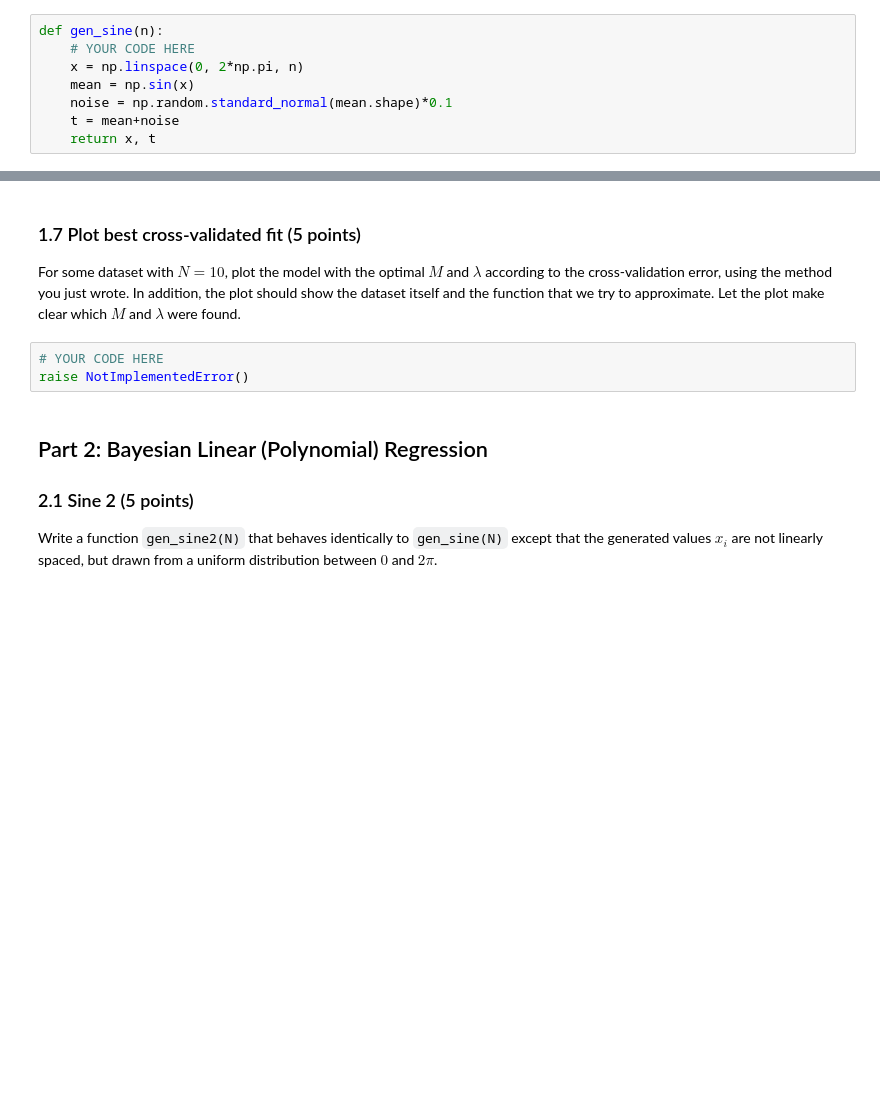
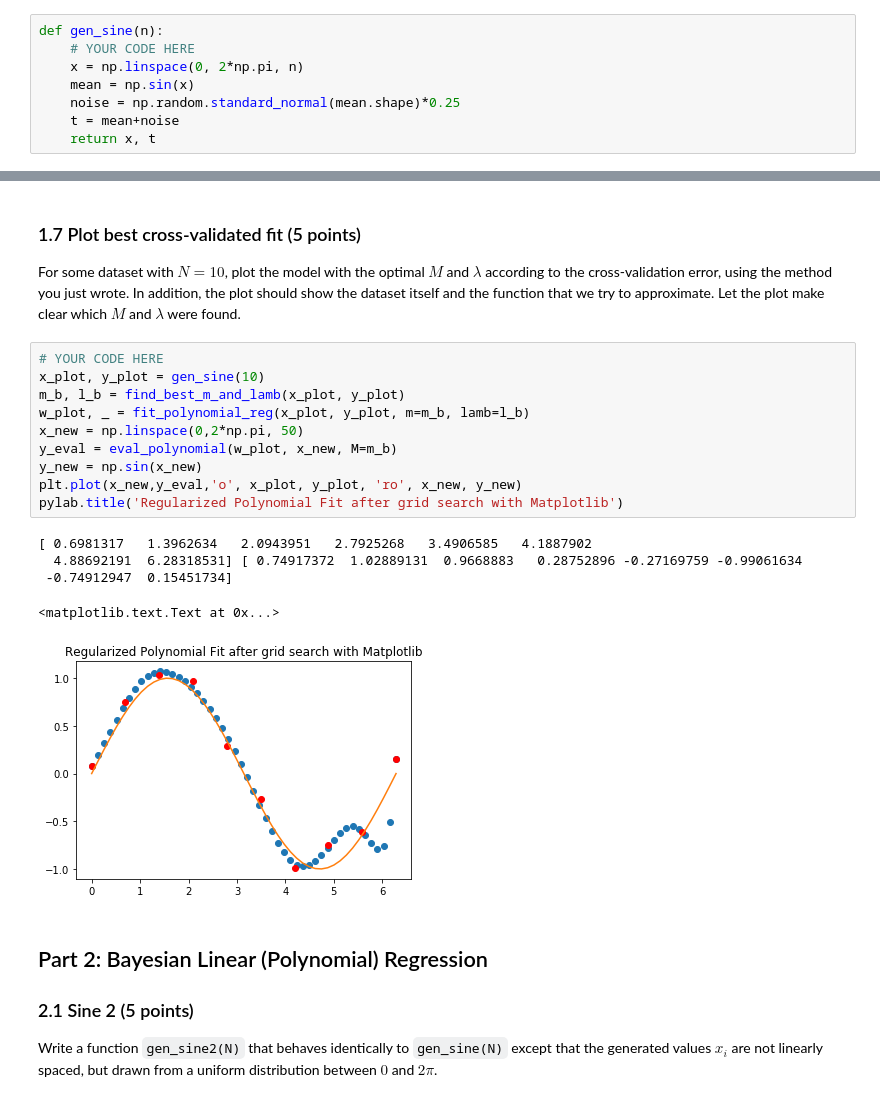
Before and after one commit to jamie0725/Machine-Learning-1, a Jupyter notebook: lab1.ipynb, the cells around one changed output, grey strips where cells are left out. Cells and saved outputs as stored; diff of their text form; blank space fills up the shorter version.

```diff
--- a/lab1.ipynb
+++ b/lab1.ipynb
@@ -128,7 +128,7 @@ def gen_sine(n):
     # YOUR CODE HERE
     x = np.linspace(0, 2*np.pi, n)
     mean = np.sin(x)
-    noise = np.random.standard_normal(mean.shape)*0.1
+    noise = np.random.standard_normal(mean.shape)*0.25
     t = mean+noise
     return x, t
 # %%
@@ -339,9 +332,22 @@ YOUR ANSWER HERE
 ### 1.7 Plot best cross-validated fit (5 points)
 
 For some dataset with $N = 10$, plot the model with the optimal $M$ and $\lambda$ according to the cross-validation error, using the method you just wrote. In addition, the plot should show the dataset itself and the function that we try to approximate. Let the plot make clear which $M$ and $\lambda$ were found.
-# %%
-# YOUR CODE HERE
-raise NotImplementedError()
+# %%
+# YOUR CODE HERE
+x_plot, y_plot = gen_sine(10)
+m_b, l_b = find_best_m_and_lamb(x_plot, y_plot)
+w_plot, _ = fit_polynomial_reg(x_plot, y_plot, m=m_b, lamb=l_b)
+x_new = np.linspace(0,2*np.pi, 50)
+y_eval = eval_polynomial(w_plot, x_new, M=m_b)
+y_new = np.sin(x_new)
+plt.plot(x_new,y_eval,'o', x_plot, y_plot, 'ro', x_new, y_new)
+pylab.title('Regularized Polynomial Fit after grid search with Matplotlib')
+# %% [output]
+[ 0.6981317   1.3962634   2.0943951   2.7925268   3.4906585   4.1887902
+  4.88692191  6.28318531] [ 0.74917372  1.02889131  0.9668883   0.28752896 -0.27169759 -0.99061634
+ -0.74912947  0.15451734]
+<matplotlib.text.Text at 0x...>
+[figure, added]
 # %% [markdown]
 ## Part 2: Bayesian Linear (Polynomial) Regression
 
```
Also changed, not shown: parts of 10 cells of this notebook.
